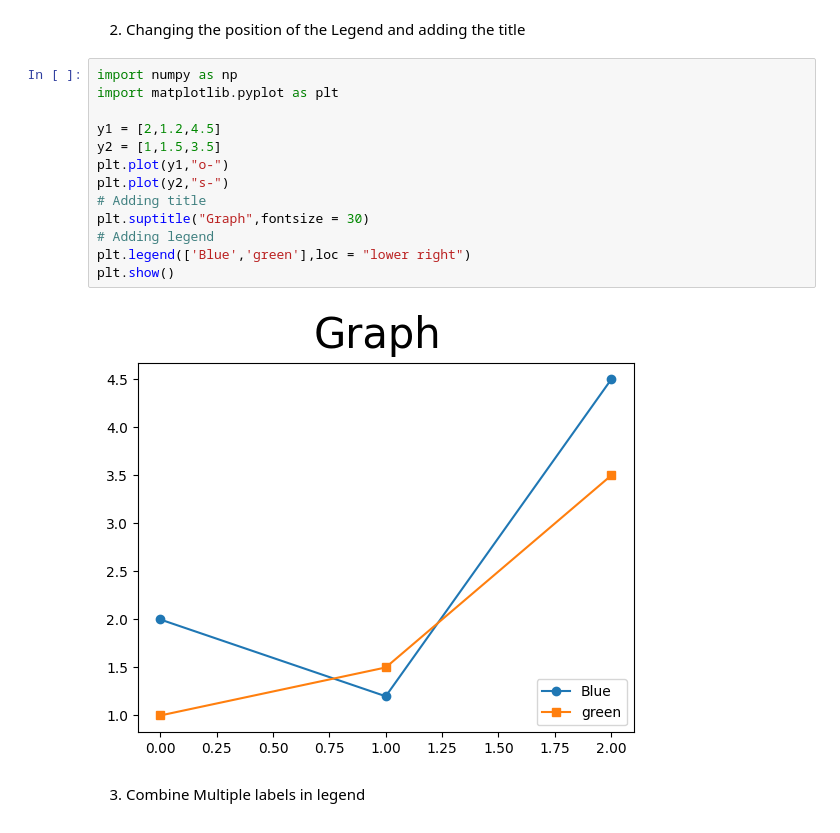
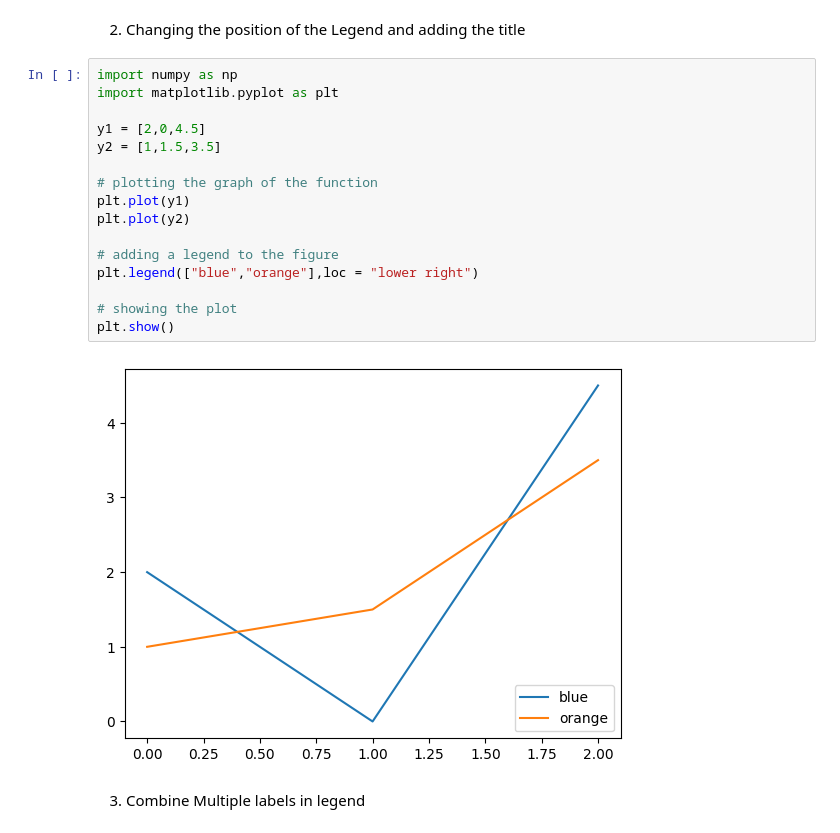
Before and after one commit to PrashantChoudhary13579/python, a Jupyter notebook: matplotlib/working with legend/placingLegend.ipynb, the cells around one changed output. Drawn from its saved outputs; the diff is of its cells as text.

```diff
--- a/matplotlib/working with legend/placingLegend.ipynb
+++ b/matplotlib/working with legend/placingLegend.ipynb
@@ -23,18 +23,21 @@ plt.show()
 # %%
 import numpy as np
 import matplotlib.pyplot as plt
 
-y1 = [2,1.2,4.5]
+y1 = [2,0,4.5]
 y2 = [1,1.5,3.5]
-plt.plot(y1,"o-")
-plt.plot(y2,"s-")
-# Adding title
-plt.suptitle("Graph",fontsize = 30)
-# Adding legend
-plt.legend(['Blue','green'],loc = "lower right")
+
+# plotting the graph of the function
+plt.plot(y1)
+plt.plot(y2)
+
+# adding a legend to the figure
+plt.legend(["blue","orange"],loc = "lower right")
+
+# showing the plot
 plt.show()
 # %% [output]
-[figure, old version]
+[figure, new version]
 # %% [markdown]
 3. Combine Multiple labels in legend
 # %%
```
Also changed, not shown: parts of 7 cells of this notebook.
